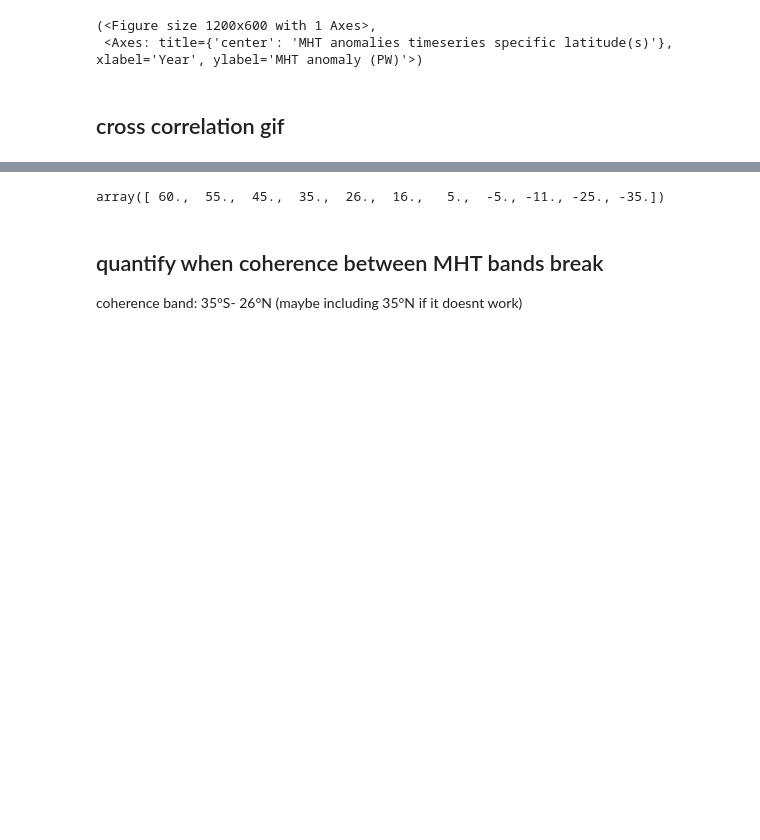
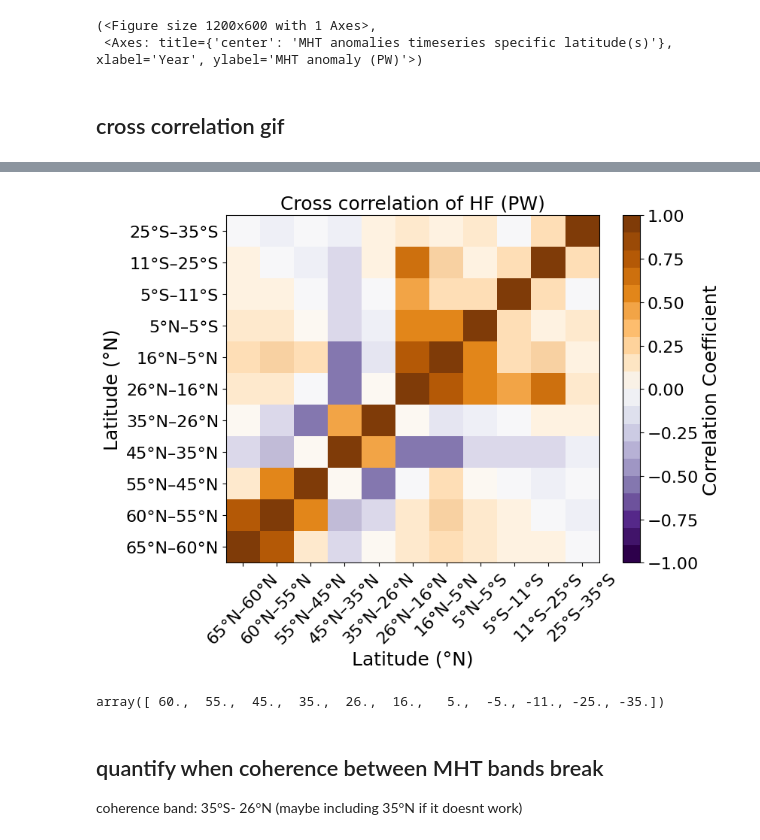
Before and after one commit to lea-dietz/masterthesis, a Jupyter notebook: coding/heatflux.ipynb, the cells around one changed output, grey strips where cells are left out. Cells and saved outputs as stored; diff of their text form; code cells hidden in the pictures; blank space fills up the shorter version.

Commit message:
cross corr plot

```diff
--- a/coding/heatflux.ipynb
+++ b/coding/heatflux.ipynb
@@ -492,6 +412,18 @@ frames[0].save(
     duration=500,
     loop=0
 )
+# %%
+plot_crosscorr(
+    hf_filtered,
+    lats=regions,
+    lat_labels=region_labels,
+    cmap=sliced_cmap_anom,
+    significance=True,
+    n_effs=n_effs_hf,
+    title="Cross correlation of HF (PW)"
+)
+# %% [output]
+[figure, added]
 # %%
 # n_effs_array = xr.DataArray(
 #     list(n_effs_mht.values()),
```
Also changed, not shown: parts of 7 cells of this notebook, 1 other file.
